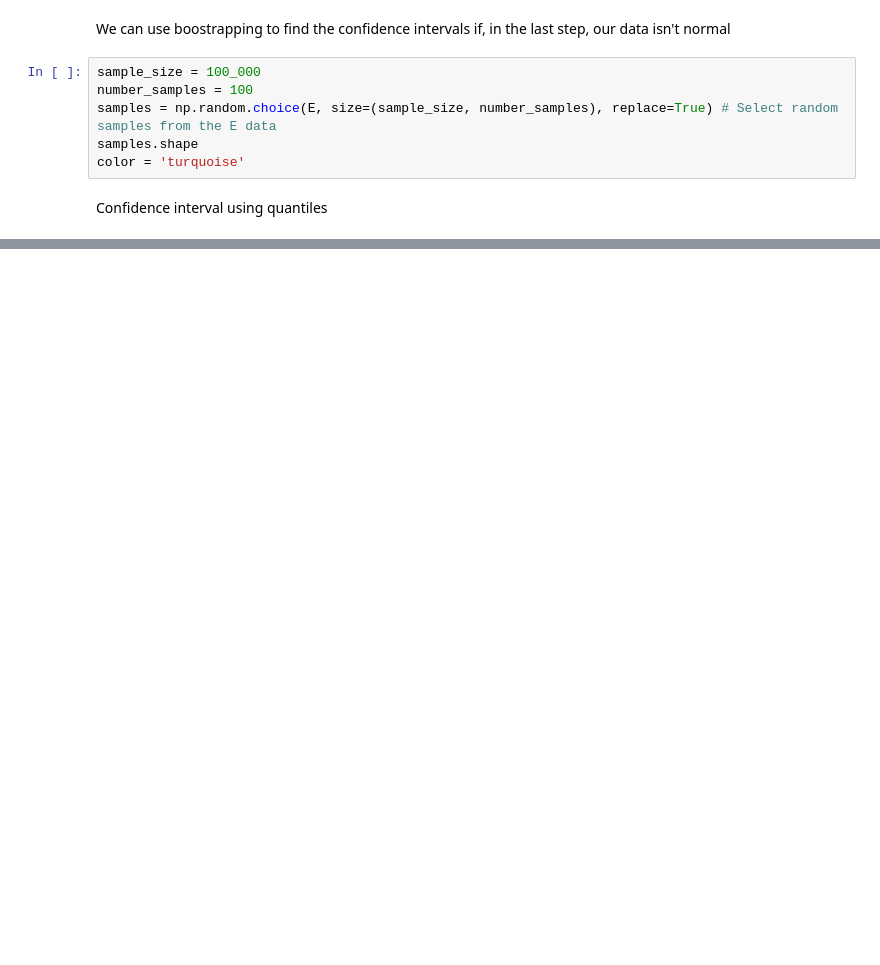
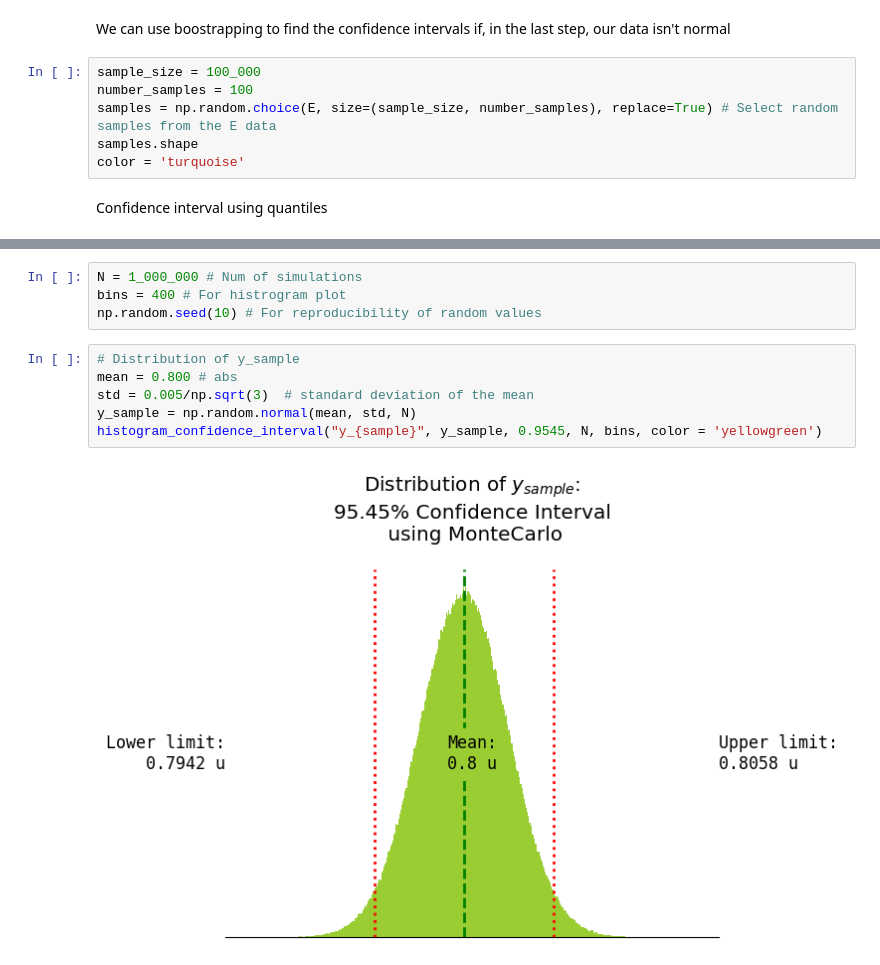
Before and after one commit to JuanMtzQ/Uncertainty_measurement, a Jupyter notebook: uncertainty_calculation.ipynb, the cells around one changed output, grey strips where cells are left out. Drawn from its saved outputs; the diff is of its cells as text; blank space fills up the shorter version.

```diff
--- a/uncertainty_calculation.ipynb
+++ b/uncertainty_calculation.ipynb
@@ -200,0 +214,12 @@ plt.show()
+# %%
+N = 1_000_000 # Num of simulations
+bins = 400 # For histrogram plot
+np.random.seed(10) # For reproducibility of random values
+# %%
+# Distribution of y_sample
+mean = 0.800 # abs
+std = 0.005/np.sqrt(3)  # standard deviation of the mean
+y_sample = np.random.normal(mean, std, N)
+histogram_confidence_interval("y_{sample}", y_sample, 0.9545, N, bins, color = 'yellowgreen')
+# %% [output]
+[figure, added]
```
Also changed, not shown: parts of 21 cells of this notebook.
